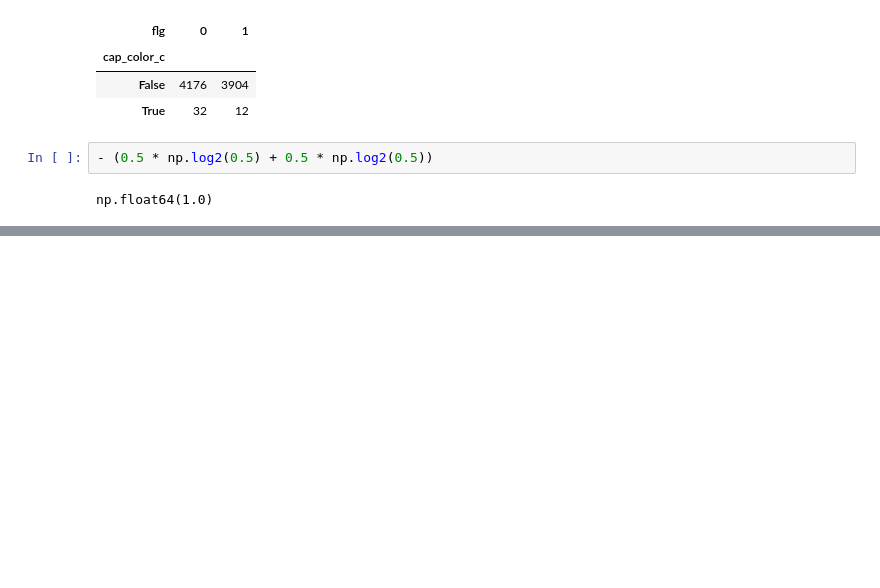
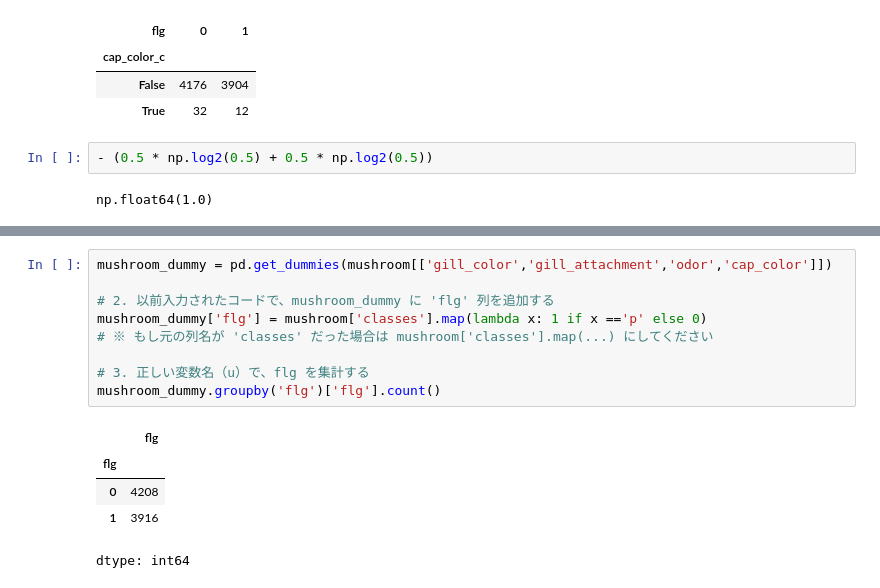
Before and after one commit to kazutani2003/EU_M_Math, a Jupyter notebook: Chap8_5.ipynb, the cells around one changed output, grey strips where cells are left out. Saved outputs shown, nothing was run; the diff lists cells and outputs as text; blank space fills up the shorter version.

```diff
--- a/Chap8_5.ipynb
+++ b/Chap8_5.ipynb
@@ -64,0 +89,15 @@ np.float64(1.0)
+# %%
+mushroom_dummy = pd.get_dummies(mushroom[['gill_color','gill_attachment','odor','cap_color']])
+
+# 2. 以前入力されたコードで、mushroom_dummy に 'flg' 列を追加する
+mushroom_dummy['flg'] = mushroom['classes'].map(lambda x: 1 if x =='p' else 0)
+# ※ もし元の列名が 'classes' だった場合は mushroom['classes'].map(...) にしてください
+
+# 3. 正しい変数名（u）で、flg を集計する
+mushroom_dummy.groupby('flg')['flg'].count()
+# %% [output]
+|  | flg |
+| flg |  |
+| 0 | 4208 |
+| 1 | 3916 |
+dtype: int64
```
Also changed, not shown: parts of 15 cells of this notebook.
